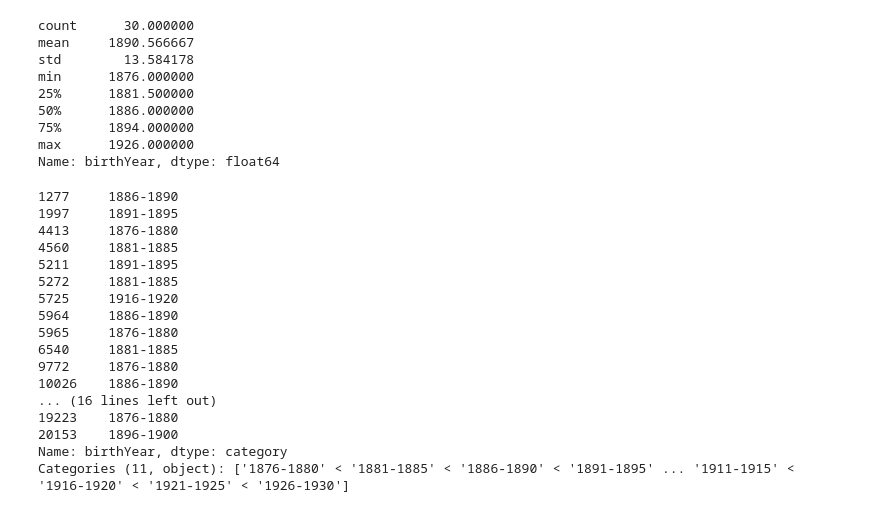
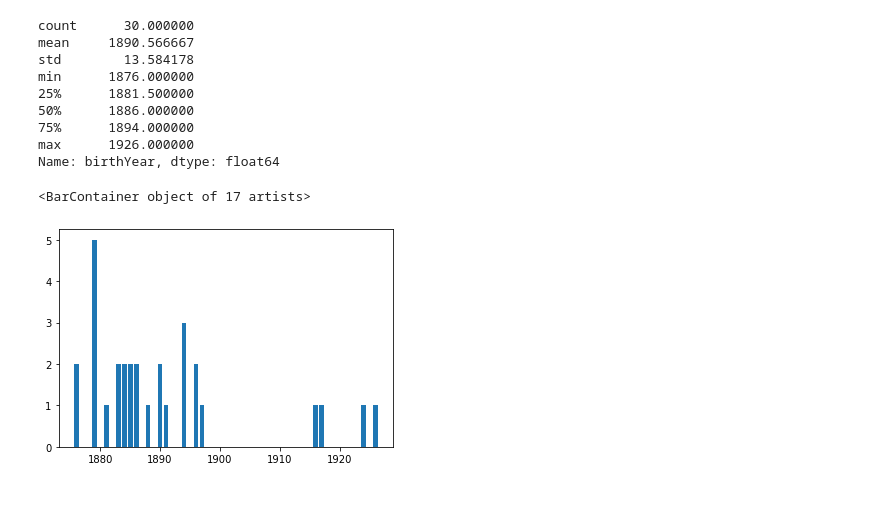
Before and after one commit to eric-spoerner/just_baseball_things, a Jupyter notebook: rubes.ipynb, the cells around one changed output. Drawn from its saved outputs; the diff is of its cells as text; code cells hidden in the pictures.

Commit message:
First cut of this padres business plus some more rubes work.

```diff
--- a/rubes.ipynb
+++ b/rubes.ipynb
@@ -12,7 +13,7 @@ import numpy as np
 people_csv = os.path.join("Resources", "baseballdatabank-master", "core", "People.csv")
 # college_csv = os.path.join("Resources", "baseballdatabank-master", "core", "People.csv")
 
-people_df = pd.read_csv(people_csv)
+teams_df = pd.read_csv(people_csv)
 people_df.head(5)
 # %% [output]
 |  | playerID | birthYear | birthMonth | birthDay | birthCountry | birthState | birthCity | deathYear | deathMonth | ... |
@@ -113,38 +114,12 @@ min      1876.000000
 max      1926.000000
 Name: birthYear, dtype: float64
 # %%
-year_bins = np.arange(1875,1931,step=5.0)
-group_names = [
-    "1876-1880",
-    "1881-1885",
-    "1886-1890",
-    "1891-1895",
-    "1896-1900",
-    "1901-1905",
-    "1906-1910",
-    "1911-1915",
-    "1916-1920",
-    "1921-1925",
-    "1926-1930"
-]
+rubes_grouped = rubes_birthyear.groupby(rubes_birthyear).count()
 
-rubes_range = pd.cut(rubes_birthyear, year_bins, labels=group_names)
+rubes_grouped
+
+plt.bar(x=rubes_grouped.index, height=rubes_grouped)
 # %% [output]
-1277     1886-1890
-1997     1891-1895
-4413     1876-1880
-4560     1881-1885
-5211     1891-1895
-5272     1881-1885
-5725     1916-1920
-5964     1886-1890
-5965     1876-1880
-6540     1881-1885
-9772     1876-1880
-10026    1886-1890
-... (16 lines left out)
-19223    1876-1880
-20153    1896-1900
-Name: birthYear, dtype: category
-Categories (11, object): ['1876-1880' < '1881-1885' < '1886-1890' < '1891-1895' ... '1911-1915' < '1916-1920' < '1921-1925' < '1926-1930']
+<BarContainer object of 17 artists>
+[figure, added]
 # %%
```
Also changed, not shown: parts of 3 cells of this notebook, 1 other file.
